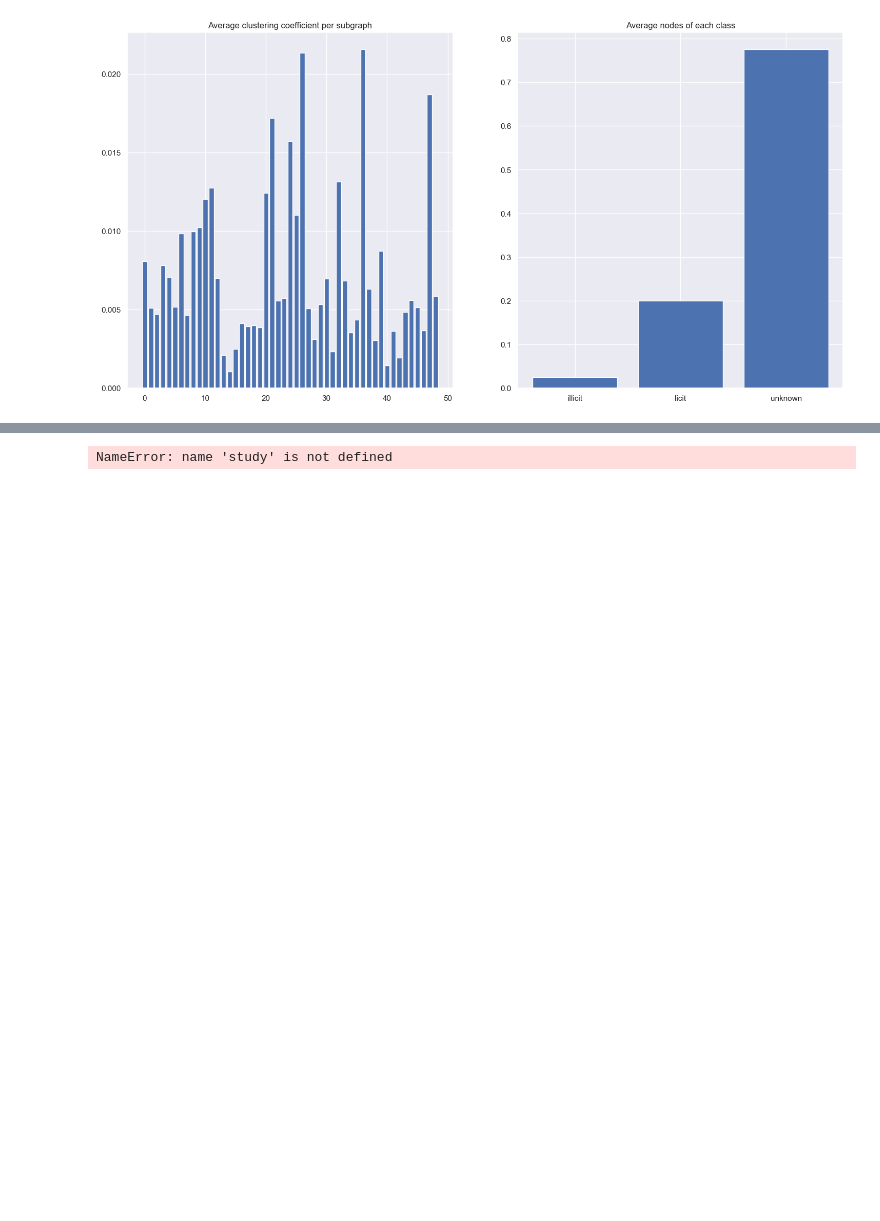
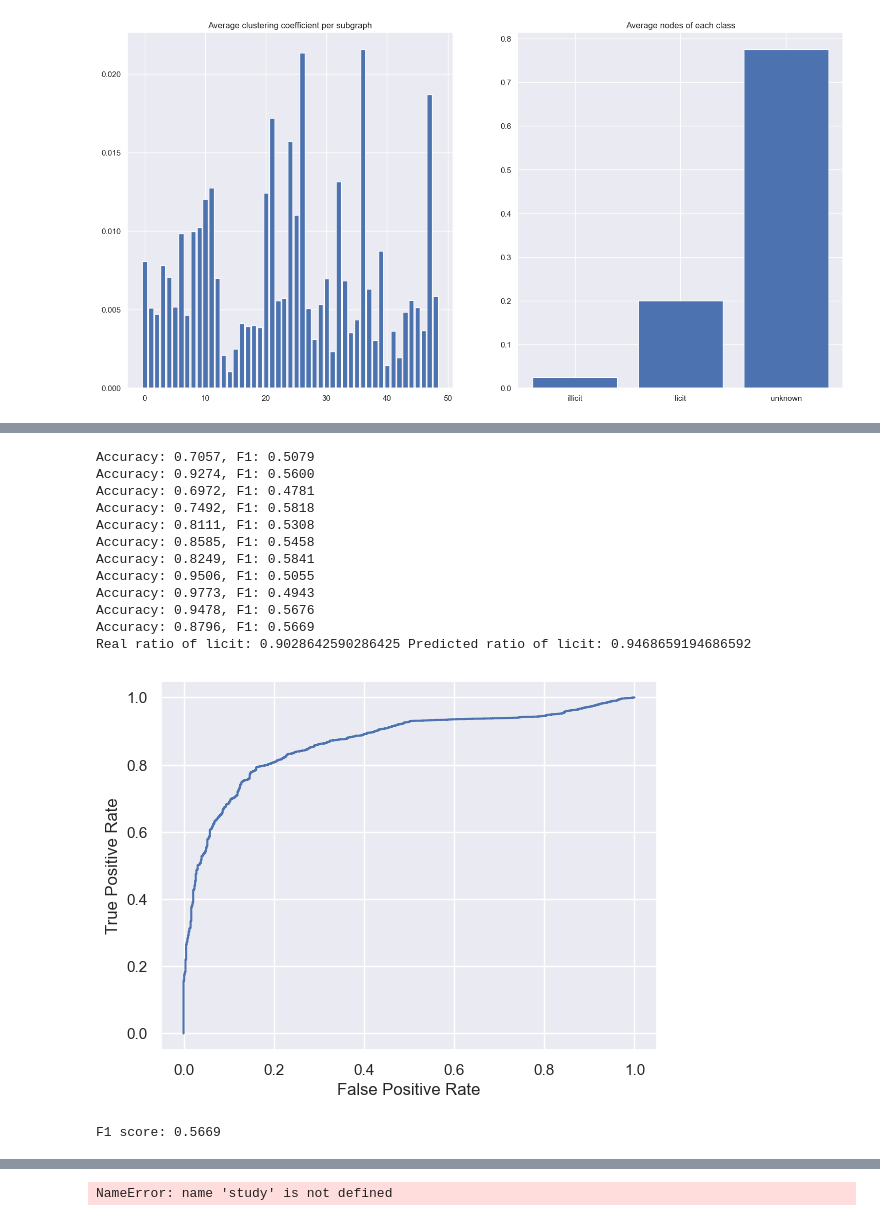
Before and after one commit to aleksgorica/MLGproject, a Jupyter notebook: project.ipynb, the cells around one changed output, grey strips where cells are left out. Drawn from its saved outputs; the diff is of its cells as text; code cells hidden in the pictures; blank space fills up the shorter version.

```diff
--- a/project.ipynb
+++ b/project.ipynb
@@ -336,7 +338,7 @@ from sklearn.model_selection import train_test_split
 def split_and_create_loaders(config: TrainConfig, dataset: List[nx.Graph]) -> Tuple[Tuple[List, List], Tuple[DataLoader, DataLoader]]:
     X_graphs = []
     for subgraph in dataset:
-        _x = from_networkx(subgraph)
+        _x = from_networkx(subgraph).to(device)
         X_graphs.append(_x)
     X_train, X_test = train_test_split(
         X_graphs, test_size=config.test_split, random_state=config.random_state)
@@ -362,7 +364,6 @@ def train(model: SM2_GCN, data_loader: DataLoader, config: TrainConfig, shortlog
     dataset = data_loader.dataset
     loss_fn = config.get_loss()
     optimizer = config.get_optimizer_for(model)
-    model.to(device)
     model.reset_parameters()
     model.train()
     for epoch in trange(config.num_epoch, unit="Epochs", desc="Training"):
@@ -370,8 +371,6 @@ def train(model: SM2_GCN, data_loader: DataLoader, config: TrainConfig, shortlog
 
         for batch in data_loader:
             optimizer.zero_grad()
-
-            batch.to(device)
             out = model(batch.x.float(), batch.edge_index)
             label_mask = (batch.y != ID_UNLABELED)
             loss = loss_fn(out[label_mask],
@@ -383,41 +382,38 @@ def train(model: SM2_GCN, data_loader: DataLoader, config: TrainConfig, shortlog
         avg_epoch_loss = epoch_loss / len(dataset)
         log(epoch, avg_epoch_loss, best_tuple, one_line=shortlog)
     print()
+    torch.cuda.empty_cache()
 # %%
 # Test
 from sklearn.metrics import accuracy_score, f1_score, roc_curve
 
 
-@torch.no_grad()
 def test(model: SM2_GCN, data_loader: DataLoader,
          in_kfold: bool = False):
-    model.to(device)
     model.eval()
 
     all_y = np.array([])
     all_predicted = np.array([])
     all_predicted_is_1 = np.array([])
+    with torch.no_grad():
+        for batch in tqdm(data_loader, unit="Test cases", desc="Testing"):
+            y_pred = model(batch.x.float(), batch.edge_index)
 
-    for batch in tqdm(data_loader, unit="Test cases", desc="Testing"):
-        batch.to(device)
-        y_pred = model(batch.x.float(), batch.edge_index).to('cpu')
-        batch.to('cpu')
+            label_mask = batch.y != ID_UNLABELED
+            y_true = batch.y[label_mask].cpu().numpy()
+            y_pred = y_pred[label_mask].cpu()
+            y_pred_arg = y_pred.argmax(dim=1).numpy()
 
-        label_mask = batch.y != ID_UNLABELED
-        y_true = batch.y[label_mask].numpy()
-        y_pred = y_pred[label_mask]
-        y_pred_arg = y_pred.argmax(dim=1).numpy()
+            all_predicted = np.append(all_predicted, y_pred_arg)
+            all_y = np.append(all_y, y_true)
+            if not in_kfold:
+                # Compute ROC curve and ROC area for class 1 = ID_LICIT
+                predicted_is_1 = y_pred[:, 1].numpy()
+                all_predicted_is_1 = np.append(all_predicted_is_1, predicted_is_1)
 
-        all_predicted = np.append(all_predicted, y_pred_arg)
-        all_y = np.append(all_y, y_true)
-        if not in_kfold:
-            # Compute ROC curve and ROC area for class 1 = ID_LICIT
-            predicted_is_1 = y_pred[:, 1].numpy()
-            all_predicted_is_1 = np.append(all_predicted_is_1, predicted_is_1)
-
-            acc = accuracy_score(y_true, y_pred_arg)
-            f1 = f1_score(y_true, y_pred_arg, average="macro")
-            print(f"Accuracy: {acc:.4f}, F1: {f1:.4f}")
+                acc = accuracy_score(y_true, y_pred_arg)
+                f1 = f1_score(y_true, y_pred_arg, average="macro")
+                print(f"Accuracy: {acc:.4f}, F1: {f1:.4f}")
 
     all_f1 = f1_score(all_y, all_predicted, average="macro")
 
@@ -505,7 +501,7 @@ try:
     model_config = ModelConfig.load(fname)
 except FileNotFoundError:
     model_config = ModelConfig(
-        hidden_channels=64,
+        hidden_channels=8,
         num_hidden=3,
         conv_model='GATConv(2)',
         dropout=0.5,
@@ -522,3 +519,17 @@ OutOfMemoryError: CUDA out of memory. Tried to allocate 270.00 MiB (GPU 0; 4.00
+Accuracy: 0.7057, F1: 0.5079
+Accuracy: 0.9274, F1: 0.5600
+Accuracy: 0.6972, F1: 0.4781
+Accuracy: 0.7492, F1: 0.5818
+Accuracy: 0.8111, F1: 0.5308
+Accuracy: 0.8585, F1: 0.5458
+Accuracy: 0.8249, F1: 0.5841
+Accuracy: 0.9506, F1: 0.5055
+Accuracy: 0.9773, F1: 0.4943
+Accuracy: 0.9478, F1: 0.5676
+Accuracy: 0.8796, F1: 0.5669
+Real ratio of licit: 0.9028642590286425 Predicted ratio of licit: 0.9468659194686592
+[figure, added]
+F1 score: 0.5669
 # %%
 # K-Fold Cross Validation
 from torch.utils.data import SubsetRandomSampler
```
Also changed, not shown: parts of 8 cells of this notebook.
